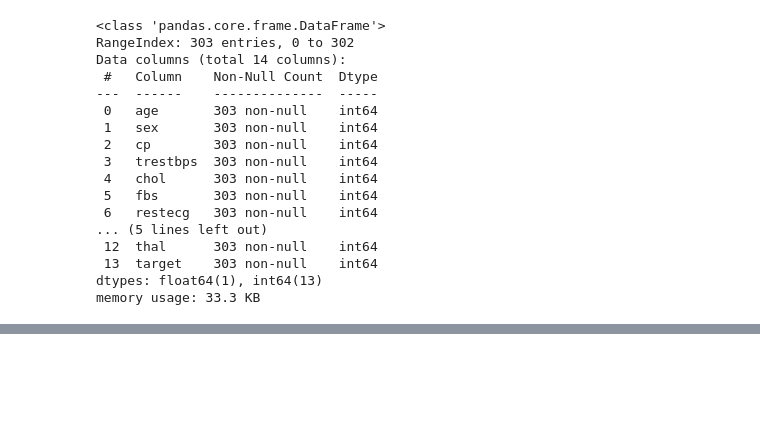
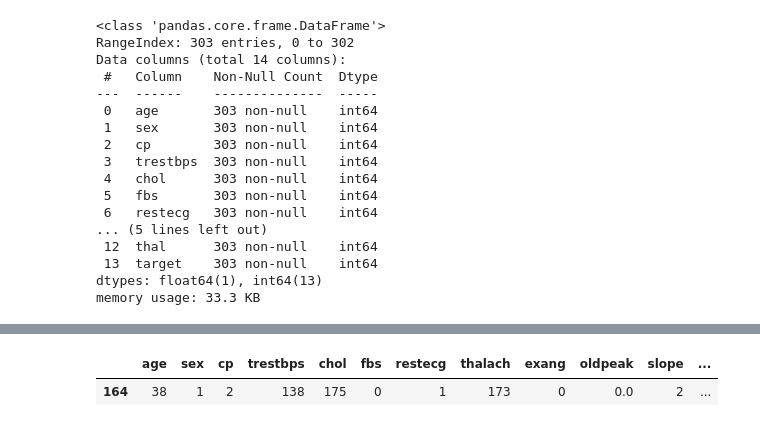
Before and after one commit to jonas0402/Heart-Disease, a Jupyter notebook: Heart Desease Problem.ipynb, the cells around one changed output, grey strips where cells are left out. Drawn from its saved outputs; the diff is of its cells as text; code cells hidden in the pictures; blank space fills up the shorter version.

```diff
--- a/Heart Desease Problem.ipynb
+++ b/Heart Desease Problem.ipynb
@@ -104,0 +84,8 @@ Text(0.5, 1.0, 'Distribution of Ages')
+# %%
+#Check Duplicates
+df[df.duplicated(subset=None, keep='first')]
+
+#Looks like there is one duplicated row. Let's look at this deeper to see if we need to change this.
+# %% [output]
+|  | age | sex | cp | trestbps | chol | fbs | restecg | thalach | exang | oldpeak | slope | ... |
+| 164 | 38 | 1 | 2 | 138 | 175 | 0 | 1 | 173 | 0 | 0.0 | 2 | ... |
```
Also changed, not shown: parts of 39 cells of this notebook.
